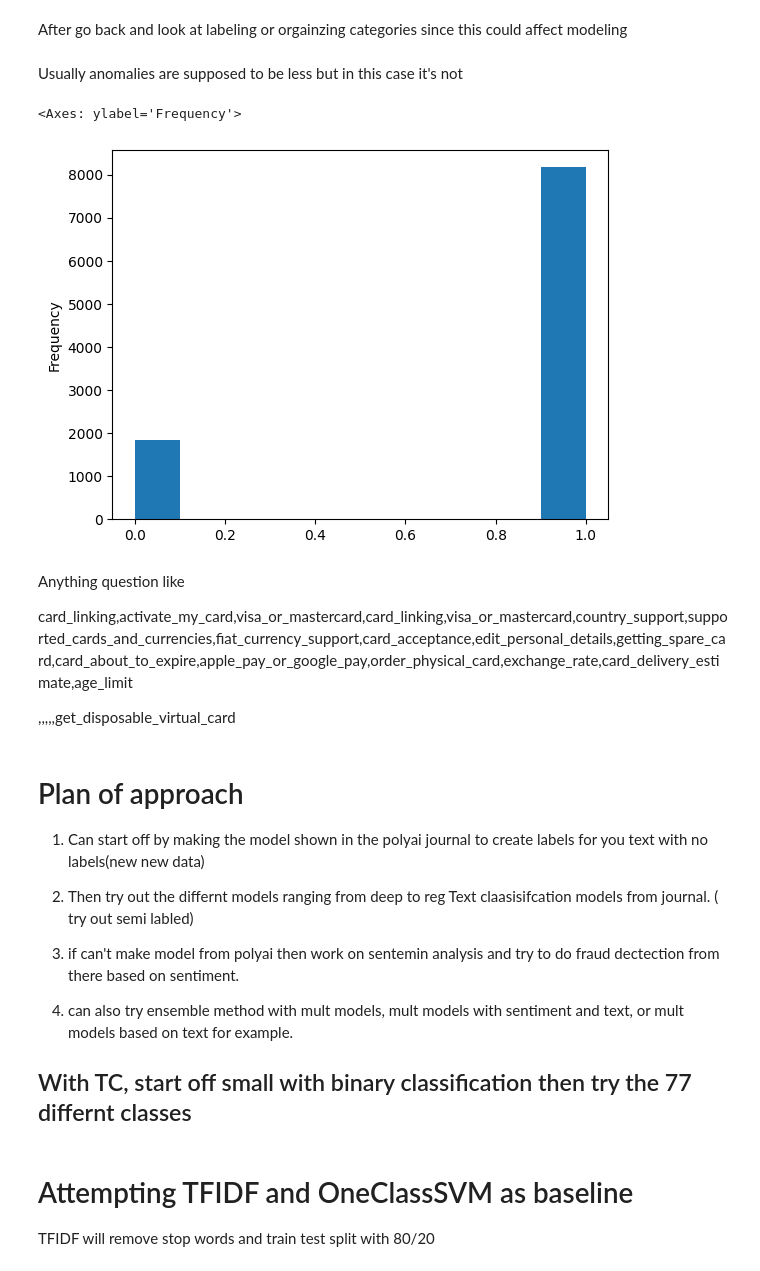
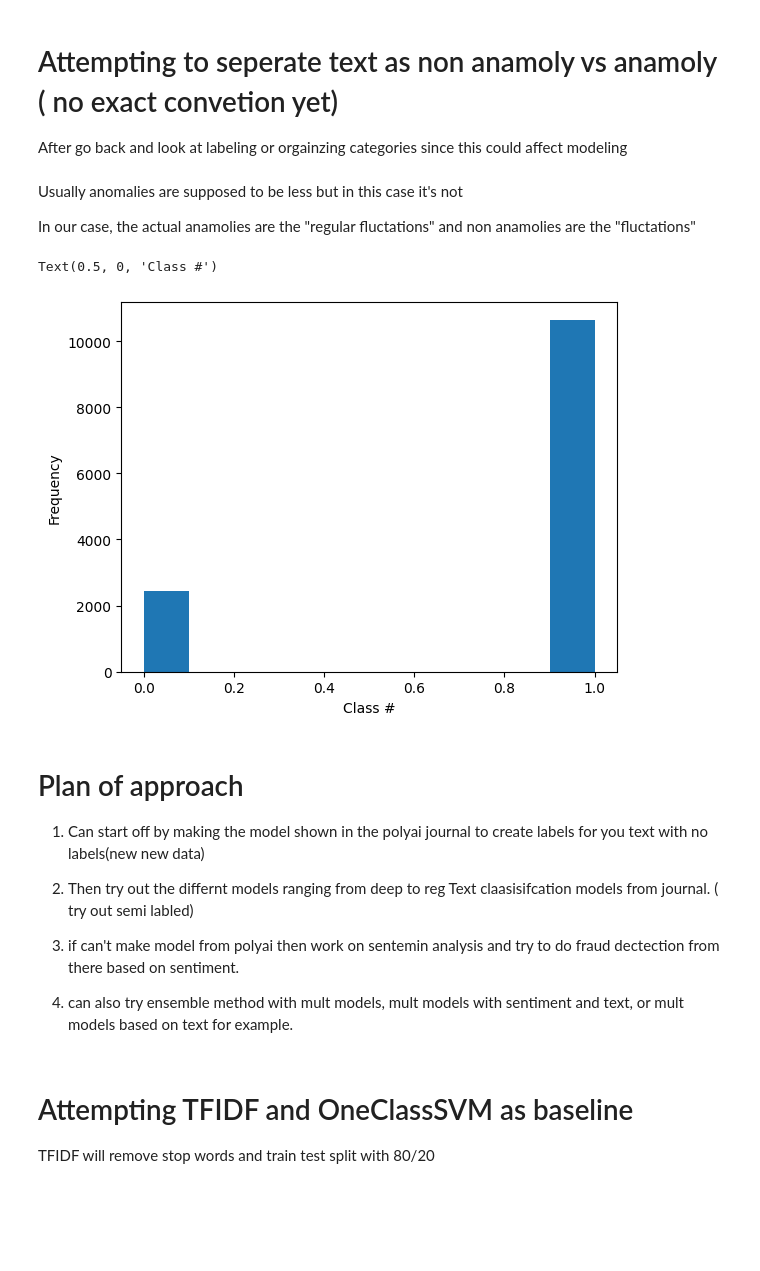
Before and after one commit to ChehakA/PNC-Multi-modal-anomaly-detection, a Jupyter notebook: notebook.ipynb, the cells around one changed output. Saved outputs shown, nothing was run; the diff lists cells and outputs as text; code cells hidden in the pictures; blank space fills up the shorter version.

```diff
--- a/notebook.ipynb
+++ b/notebook.ipynb
@@ -21,3 +45,6 @@ Maybe build a model that can assign labels to unlabled data of fraud or not, and
 # %%
 train=pd.read_csv('/Users/mariusnwobi/Downloads/PNC_Capstone/NLP/task-specific-datasets/banking_data/train.csv')
 test= pd.read_csv('/Users/mariusnwobi/Downloads/PNC_Capstone/NLP/task-specific-datasets/banking_data/test.csv')
+
+data=pd.concat([train,test]).reset_index()
+data=data.drop(columns=['index'])
@@ -55,0 +59,4 @@ Name: count, Length: 77, dtype: int64
+# %%
+# character and word count frequencies
+data['char_count'] = data['text'].str.len()
+data['word_count'] = data['text'].str.split().str.len()
@@ -56,4 +127,5 @@ Name: count, Length: 77, dtype: int64
 # %% [markdown]
+# Attempting to seperate text as non anamoly vs anamoly ( no exact convetion yet)
 After go back and look at labeling or orgainzing categories since this could affect modeling
 # %%
 non_anom=['card_linking','activate_my_card','visa_or_mastercard','card_linking',
@@ -63,22 +135,18 @@ non_anom=['card_linking','activate_my_card','visa_or_mastercard','card_linking',
           'order_physical_card','exchange_rate','card_delivery_estimate','age_limit']
 len(non_anom)
 
-train['class']=train['category'].apply(lambda x: 0 if x in non_anom else 1 )
+data['class']=data['category'].apply(lambda x: 0 if x in non_anom else 1 )
 # %% [markdown]
 Usually anomalies are supposed to be less but in this case it's not
+
+In our case, the actual anamolies are the "regular fluctations" and non anamolies are the "fluctations"
 # %%
 # 0 is non anomily and 1 is anomaly
-train['class'].plot(kind='hist')
+data['class'].plot(kind='hist')
+plt.xlabel('Class #')
 # %% [output]
-<Axes: ylabel='Frequency'>
+Text(0.5, 0, 'Class #')
-[figure, old version]
+[figure, new version]
-# %% [markdown]
-Anything question like
-
-card_linking,activate_my_card,visa_or_mastercard,card_linking,visa_or_mastercard,country_support,supported_cards_and_currencies,fiat_currency_support,card_acceptance,edit_personal_details,getting_spare_card,card_about_to_expire,apple_pay_or_google_pay,order_physical_card,exchange_rate,card_delivery_estimate,age_limit
-
-
-,,,,,get_disposable_virtual_card
 # %% [markdown]
 # Plan of approach
 1.  Can start off by making the model shown in the polyai journal to create labels for you text with no labels(new new data)
@@ -88,8 +156,6 @@ card_linking,activate_my_card,visa_or_mastercard,card_linking,visa_or_mastercard
 3. if can't make model from polyai then work on sentemin analysis and try to do fraud dectection from there based on sentiment.
 
 4. can also try ensemble method with mult models, mult models with sentiment and text, or mult models based on text for example.
-
-## With TC, start off small with binary classification then try the 77 differnt classes
 # %% [markdown]
 # Attempting TFIDF and OneClassSVM as baseline
 
```
Also changed, not shown: parts of 22 cells of this notebook.
